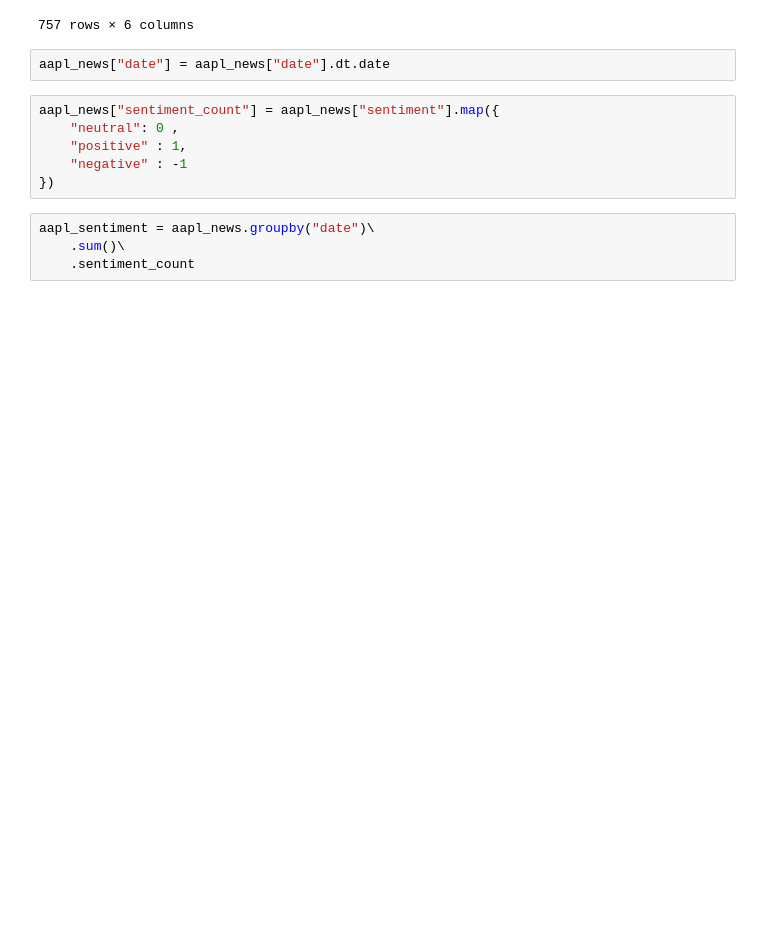
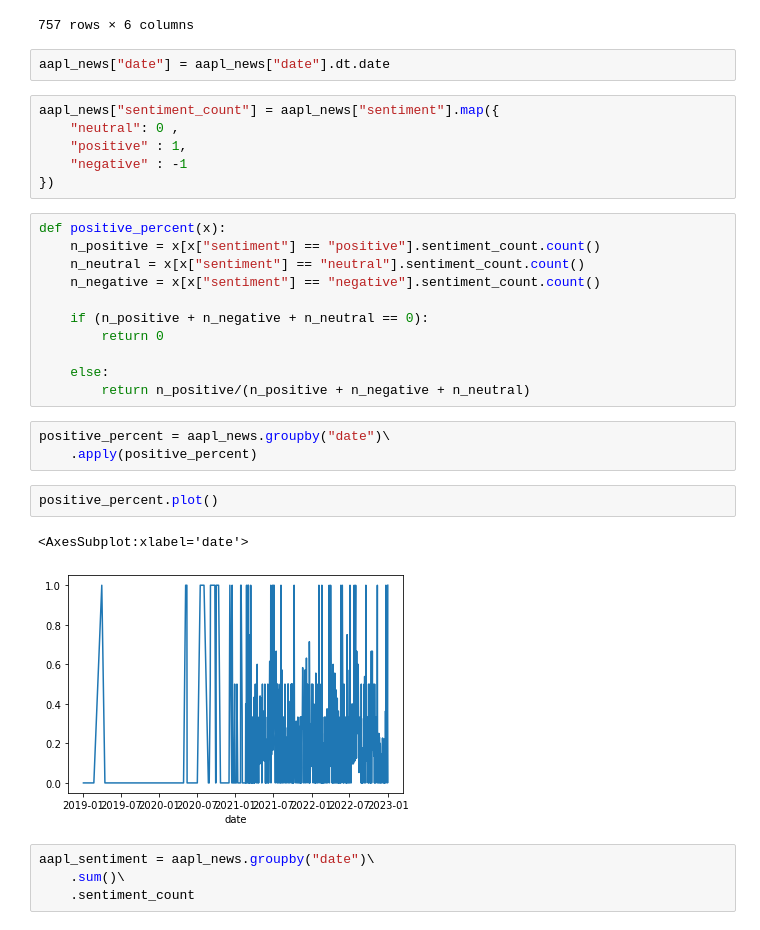
Before and after one commit to sabrinasartori/itau-quant-challenge, a Jupyter notebook: notebooks/finbert/02-price_data_analysis.ipynb, the cells around one changed output. Cells and saved outputs as stored; diff of their text form; blank space fills up the shorter version.

```diff
--- a/notebooks/finbert/02-price_data_analysis.ipynb
+++ b/notebooks/finbert/02-price_data_analysis.ipynb
@@ -45,6 +56,25 @@ aapl_news["sentiment_count"] = aapl_news["sentiment"].map({
     "positive" : 1,
     "negative" : -1
 })
+# %%
+def positive_percent(x):
+    n_positive = x[x["sentiment"] == "positive"].sentiment_count.count()
+    n_neutral = x[x["sentiment"] == "neutral"].sentiment_count.count()
+    n_negative = x[x["sentiment"] == "negative"].sentiment_count.count()
+
+    if (n_positive + n_negative + n_neutral == 0):
+        return 0
+
+    else:
+        return n_positive/(n_positive + n_negative + n_neutral)
+# %%
+positive_percent = aapl_news.groupby("date")\
+    .apply(positive_percent)
+# %%
+positive_percent.plot()
+# %% [output]
+<AxesSubplot:xlabel='date'>
+[figure, added]
 # %%
 aapl_sentiment = aapl_news.groupby("date")\
     .sum()\
```
Also changed, not shown: parts of 33 cells of this notebook.
